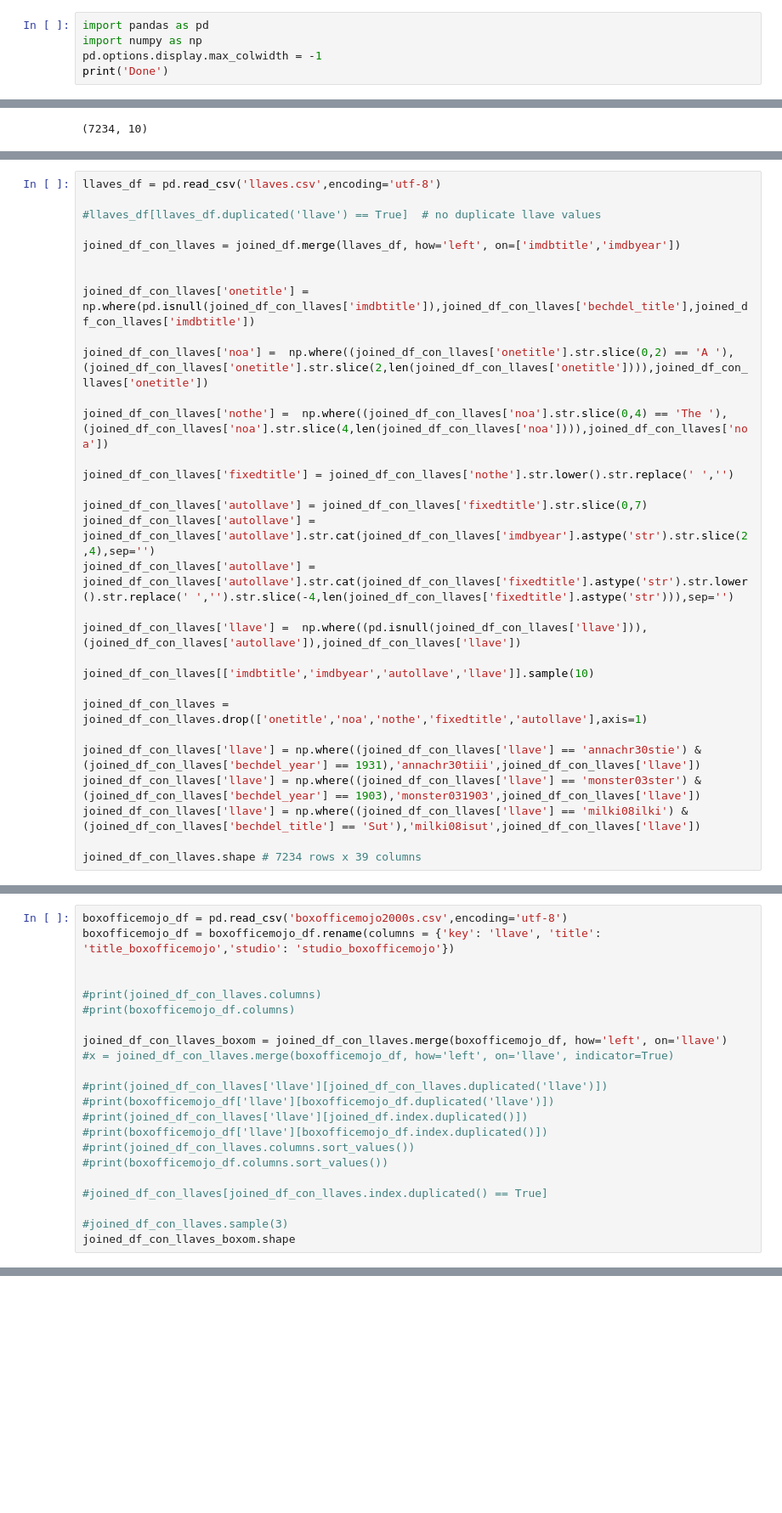
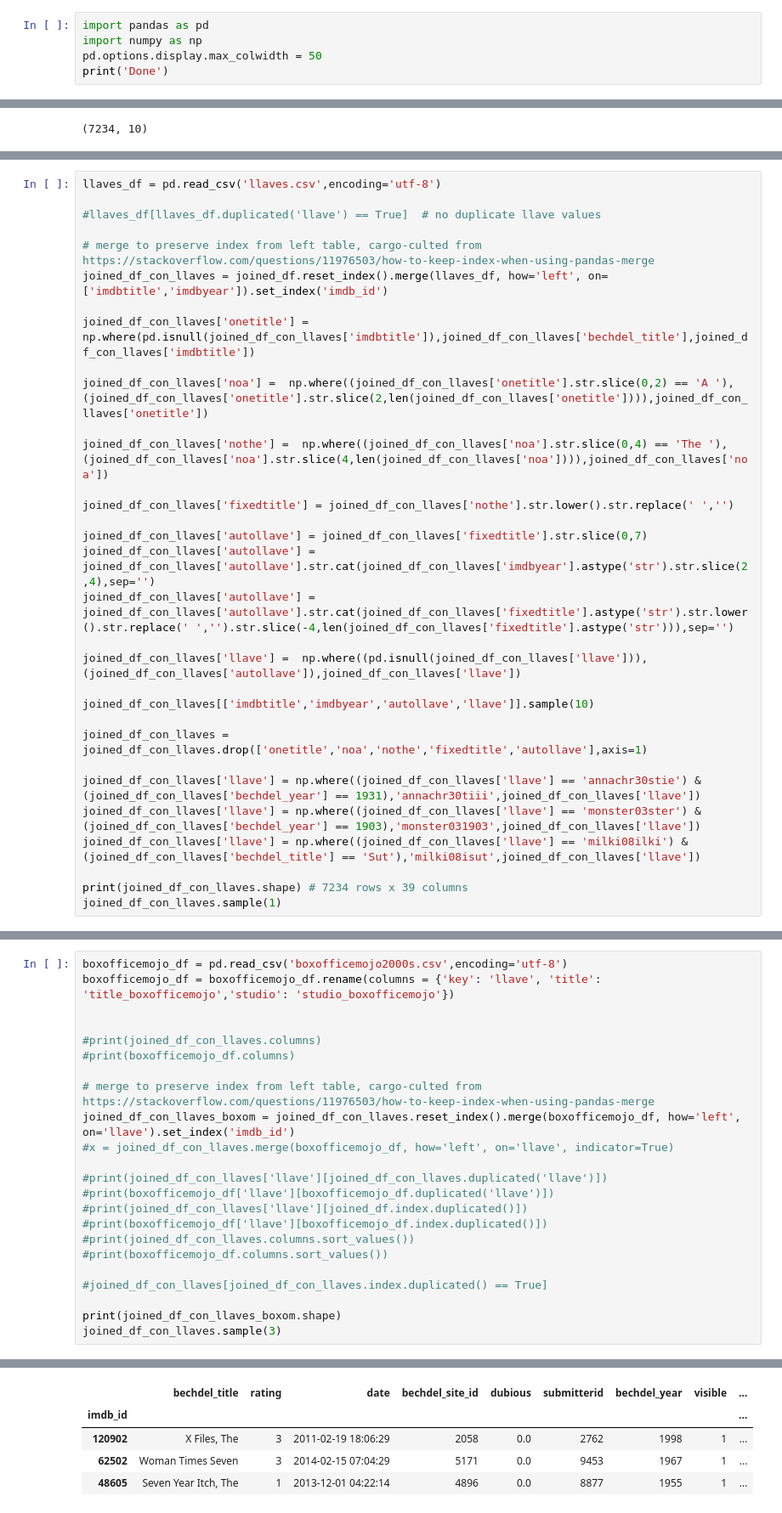
Before and after one commit to raddick/movies, a Jupyter notebook: 5. Join all datasets.ipynb, the cells around one changed output, grey strips where cells are left out. Shown at 85% size. Drawn from its saved outputs; the diff is of its cells as text; blank space fills up the shorter version.

```diff
--- a/5. Join all datasets.ipynb
+++ b/5. Join all datasets.ipynb
@@ -1,7 +1,7 @@
 # %%
 import pandas as pd
 import numpy as np
-pd.options.display.max_colwidth = -1
+pd.options.display.max_colwidth = 50
 print('Done')
 # %% [output]
 Done
@@ -71,8 +76,8 @@ llaves_df = pd.read_csv('llaves.csv',encoding='utf-8')
 
 #llaves_df[llaves_df.duplicated('llave') == True]  # no duplicate llave values
 
-joined_df_con_llaves = joined_df.merge(llaves_df, how='left', on=['imdbtitle','imdbyear'])
-
+# merge to preserve index from left table, cargo-culted from https://stackoverflow.com/questions/11976503/how-to-keep-index-when-using-pandas-merge
+joined_df_con_llaves = joined_df.reset_index().merge(llaves_df, how='left', on=['imdbtitle','imdbyear']).set_index('imdb_id')
 
 joined_df_con_llaves['onetitle'] = np.where(pd.isnull(joined_df_con_llaves['imdbtitle']),joined_df_con_llaves['bechdel_title'],joined_df_con_llaves['imdbtitle'])
 
@@ -96,6 +101,7 @@ joined_df_con_llaves['llave'] = np.where((joined_df_con_llaves['llave'] == 'anna
 joined_df_con_llaves['llave'] = np.where((joined_df_con_llaves['llave'] == 'monster03ster') & (joined_df_con_llaves['bechdel_year'] == 1903),'monster031903',joined_df_con_llaves['llave'])
 joined_df_con_llaves['llave'] = np.where((joined_df_con_llaves['llave'] == 'milki08ilki') & (joined_df_con_llaves['bechdel_title'] == 'Sut'),'milki08isut',joined_df_con_llaves['llave'])
 
-joined_df_con_llaves.shape # 7234 rows x 39 columns
+print(joined_df_con_llaves.shape) # 7234 rows x 39 columns
+joined_df_con_llaves.sample(1)
 # %% [output]
 (7234, 39)
@@ -102,24 +112,30 @@ joined_df_con_llaves.shape # 7234 rows x 39 columns
 # %%
 boxofficemojo_df = pd.read_csv('boxofficemojo2000s.csv',encoding='utf-8')
 boxofficemojo_df = boxofficemojo_df.rename(columns = {'key': 'llave', 'title': 'title_boxofficemojo','studio': 'studio_boxofficemojo'})
 
 
 #print(joined_df_con_llaves.columns)
 #print(boxofficemojo_df.columns)
 
-joined_df_con_llaves_boxom = joined_df_con_llaves.merge(boxofficemojo_df, how='left', on='llave')
+# merge to preserve index from left table, cargo-culted from https://stackoverflow.com/questions/11976503/how-to-keep-index-when-using-pandas-merge
+joined_df_con_llaves_boxom = joined_df_con_llaves.reset_index().merge(boxofficemojo_df, how='left', on='llave').set_index('imdb_id')
 #x = joined_df_con_llaves.merge(boxofficemojo_df, how='left', on='llave', indicator=True)
 
 #print(joined_df_con_llaves['llave'][joined_df_con_llaves.duplicated('llave')])
 #print(boxofficemojo_df['llave'][boxofficemojo_df.duplicated('llave')])
 #print(joined_df_con_llaves['llave'][joined_df.index.duplicated()])
 #print(boxofficemojo_df['llave'][boxofficemojo_df.index.duplicated()])
 #print(joined_df_con_llaves.columns.sort_values())
 #print(boxofficemojo_df.columns.sort_values())
 
 #joined_df_con_llaves[joined_df_con_llaves.index.duplicated() == True]
 
-#joined_df_con_llaves.sample(3)
-joined_df_con_llaves_boxom.shape
+print(joined_df_con_llaves_boxom.shape)
+joined_df_con_llaves.sample(3)
 # %% [output]
 (7234, 47)
+|  | bechdel_title | rating | date | bechdel_site_id | dubious | submitterid | bechdel_year | visible | ... |
+| imdb_id |  |  |  |  |  |  |  |  | ... |
+| 120902 | X Files, The | 3 | 2011-02-19 18:06:29 | 2058 | 0.0 | 2762 | 1998 | 1 | ... |
+| 62502 | Woman Times Seven | 3 | 2014-02-15 07:04:29 | 5171 | 0.0 | 9453 | 1967 | 1 | ... |
+| 48605 | Seven Year Itch, The | 1 | 2013-12-01 04:22:14 | 4896 | 0.0 | 8877 | 1955 | 1 | ... |
```
Also changed, not shown: parts of 8 cells of this notebook, 5 other files.
